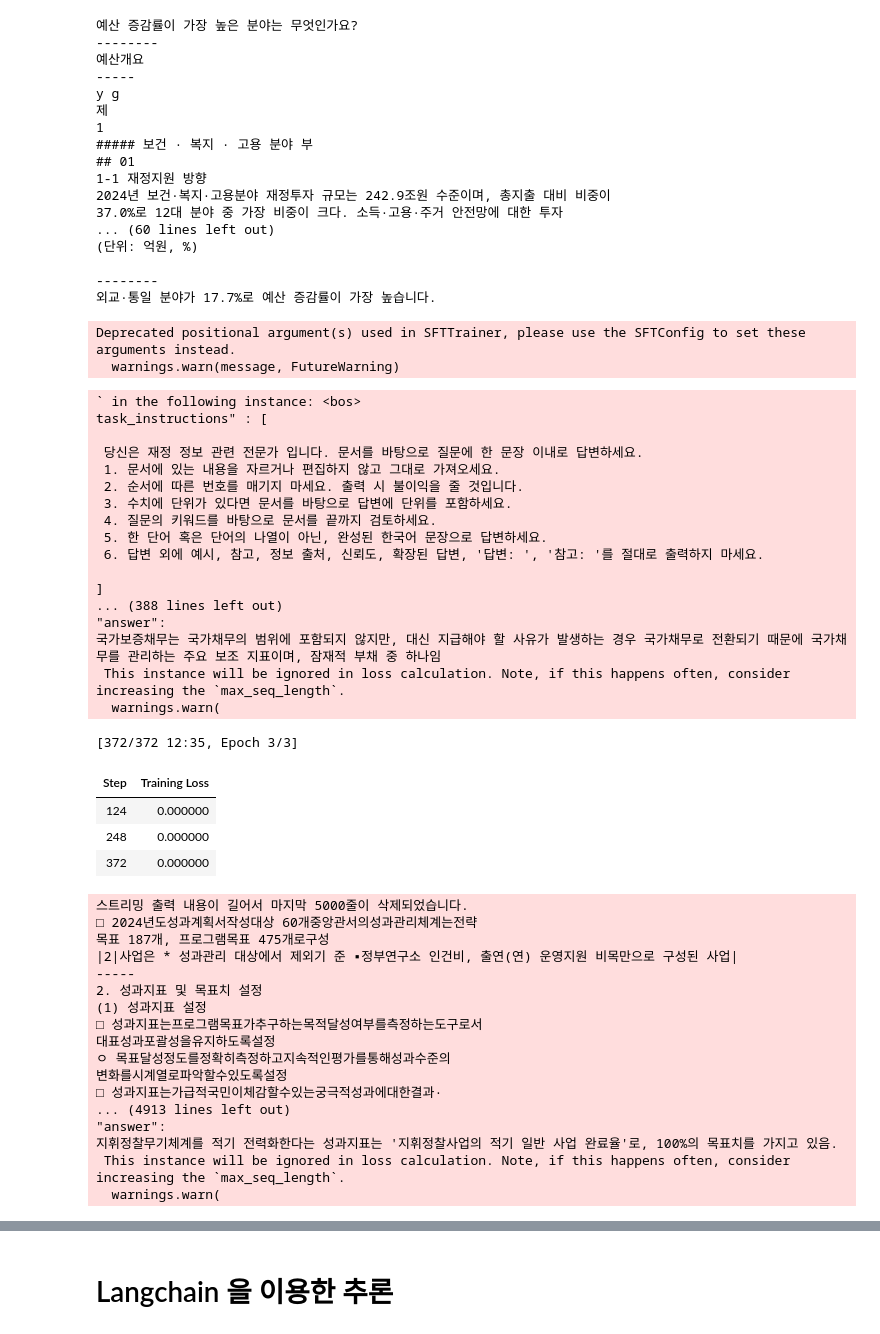
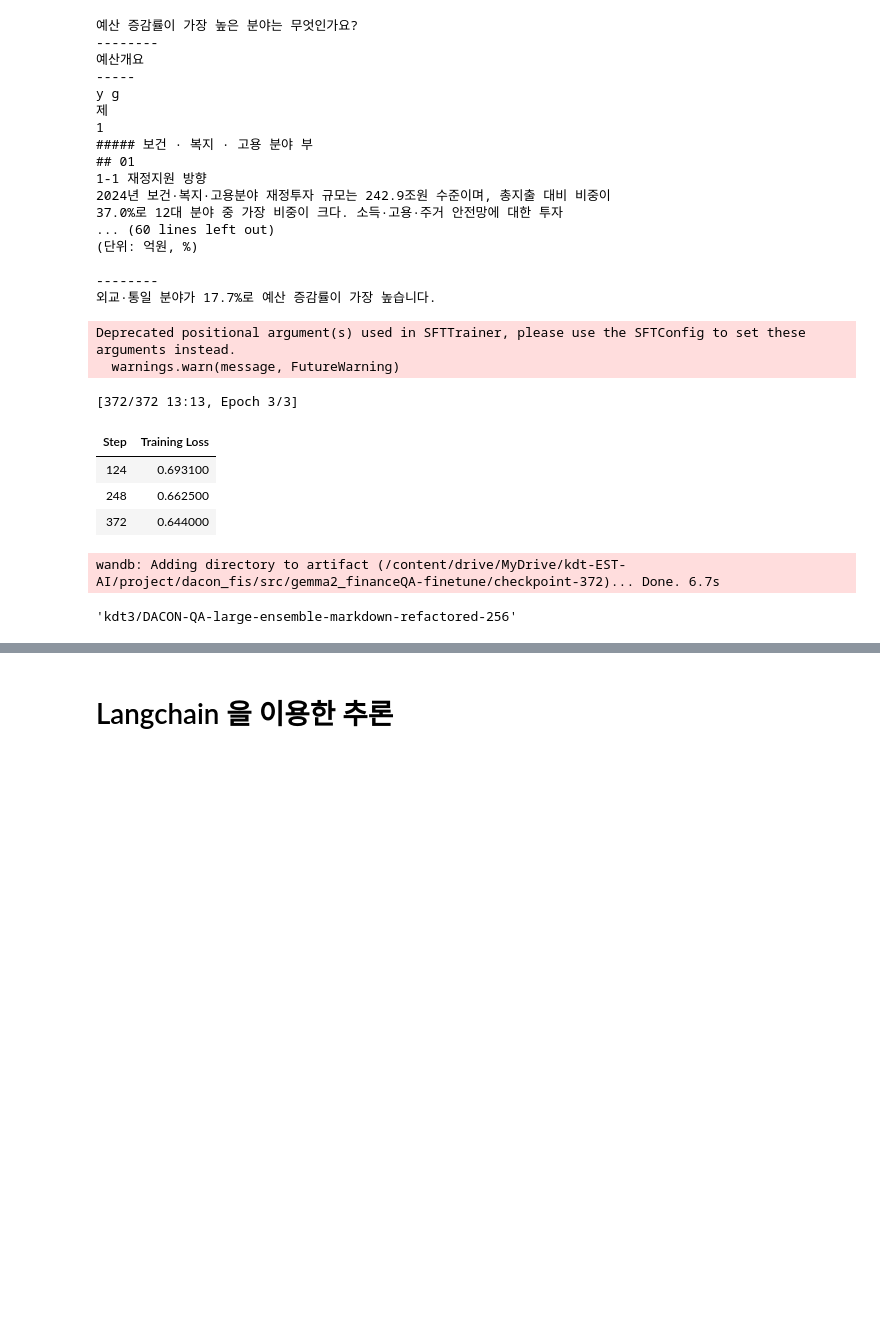
Before and after one commit to theNocturni/WASSUP-DACON-FinAI, a Jupyter notebook: code/1.train_n_inference.ipynb, the cells around one changed output, grey strips where cells are left out. Cells and saved outputs as stored; diff of their text form; code cells hidden in the pictures; blank space fills up the shorter version.

```diff
--- a/code/1.train_n_inference.ipynb
+++ b/code/1.train_n_inference.ipynb
@@ -101,3 +102,15 @@ Token is valid (permission: fineGrained).
 Your token has been saved in your configured git credential helpers (store).
 Your token has been saved to /root/.cache/huggingface/token
 Login successful
+# %%
+!pip install wandb
+import wandb
+
+# wandb 개인 API 키 입력
+wandb.login(key=wandb_token)
+
+import os
+
+os.environ["WANDB_PROJECT"]="DACON_FinAI"
+os.environ["WANDB_LOG_MODEL"] = "checkpoint"
+wandb_run_name="noaug-Llama3.1-lora-base"
@@ -205,7 +233,7 @@ model_cands={
  'solar-beom' : "beomi/Solar-Ko-Recovery-11B",
  'gemma2' : "rtzr/ko-gemma-2-9b-it",
  'solar-lee' : "chihoonlee10/T3Q-ko-solar-dpo-v8.0",
- 'llama3' : "KISTI-KONI/KONI-Llama3-8B-Instruct-20240729",
+ 'llama31' : "KISTI-KONI/KONI-Llama3-8B-Instruct-20240729",
 }
 
 model_id = model_cands['gemma2']
@@ -404,72 +437,44 @@ trainer = SFTTrainer(
         do_eval=True,
         output_dir=output_dir,
         warmup_ratio=0.05,
         per_device_train_batch_size=1,
         gradient_accumulation_steps=4,
         gradient_checkpointing=True,
         num_train_epochs = 3,
         learning_rate=2e-4,
         fp16=True,
         optim="paged_adamw_8bit",
         logging_strategy='epoch',
-        logging_dir=output_dir+"/logs",
+        report_to="wandb",
+        run_name=wandb_run_name,
         # save_strategy="steps",
         # save_steps=25,
 
     ),
     max_seq_length=MAX_LEN,
     formatting_func=formatting_prompts_func, # 프롬프트 처리하기 위해 필요
     data_collator=DataCollatorForCompletionOnlyLM(response_template, tokenizer=tokenizer, mlm=False), #모델에게 답변생성에만 집중하도록 함
 )
 
 model.config.use_cache = False
 trainer.train()
 
 trained_model = (trainer.model.module if hasattr(trainer.model, "module") else trainer.model)
 
 #로컬에 저장할 경우
 # trained_model.save_pretrained(f"{output_dir}/saved_model")
 # %% [output]
 Deprecated positional argument(s) used in SFTTrainer, please use the SFTConfig to set these arguments instead.
   warnings.warn(message, FutureWarning)
-` in the following instance: <bos>
-task_instructions" : [
-
- 당신은 재정 정보 관련 전문가 입니다. 문서를 바탕으로 질문에 한 문장 이내로 답변하세요.
- 1. 문서에 있는 내용을 자르거나 편집하지 않고 그대로 가져오세요.
- 2. 순서에 따른 번호를 매기지 마세요. 출력 시 불이익을 줄 것입니다.
- 3. 수치에 단위가 있다면 문서를 바탕으로 답변에 단위를 포함하세요.
- 4. 질문의 키워드를 바탕으로 문서를 끝까지 검토하세요.
- 5. 한 단어 혹은 단어의 나열이 아닌, 완성된 한국어 문장으로 답변하세요.
- 6. 답변 외에 예시, 참고, 정보 출처, 신뢰도, 확장된 답변, '답변: ', '참고: '를 절대로 출력하지 마세요.
-
-]
-... (388 lines left out)
-"answer":
-국가보증채무는 국가채무의 범위에 포함되지 않지만, 대신 지급해야 할 사유가 발생하는 경우 국가채무로 전환되기 때문에 국가채무를 관리하는 주요 보조 지표이며, 잠재적 부채 중 하나임
- This instance will be ignored in loss calculation. Note, if this happens often, consider increasing the `max_seq_length`.
-  warnings.warn(
+[372/372 13:13, Epoch 3/3]
+| Step | Training Loss |
+| 124 | 0.693100 |
+| 248 | 0.662500 |
+| 372 | 0.644000 |
-[372/372 12:35, Epoch 3/3]
+wandb: Adding directory to artifact (/content/drive/MyDrive/kdt-EST-AI/project/dacon_fis/src/gemma2_financeQA-finetune/checkpoint-372)... Done. 6.7s
-| Step | Training Loss |
-| 124 | 0.000000 |
-| 248 | 0.000000 |
-| 372 | 0.000000 |
-스트리밍 출력 내용이 길어서 마지막 5000줄이 삭제되었습니다.
-□ 2024년도성과계획서작성대상 60개중앙관서의성과관리체계는전략
-목표 187개, 프로그램목표 475개로구성
-|2|사업은 * 성과관리 대상에서 제외기 준 ▪정부연구소 인건비, 출연(연) 운영지원 비목만으로 구성된 사업|
------
-2. 성과지표 및 목표치 설정
-(1) 성과지표 설정
-□ 성과지표는프로그램목표가추구하는목적달성여부를측정하는도구로서
-대표성과포괄성을유지하도록설정
-ㅇ 목표달성정도를정확히측정하고지속적인평가를통해성과수준의
-변화를시계열로파악할수있도록설정
-□ 성과지표는가급적국민이체감할수있는궁극적성과에대한결과·
-... (4913 lines left out)
-"answer":
-지휘정찰무기체계를 적기 전력화한다는 성과지표는 '지휘정찰사업의 적기 일반 사업 완료율'로, 100%의 목표치를 가지고 있음.
- This instance will be ignored in loss calculation. Note, if this happens often, consider increasing the `max_seq_length`.
-  warnings.warn(
+# %%
+train_name
+# %% [output]
+'kdt3/DACON-QA-large-ensemble-markdown-refactored-256'
 # %%
 # 모델 업로드
```
Also changed, not shown: parts of 23 cells of this notebook.
